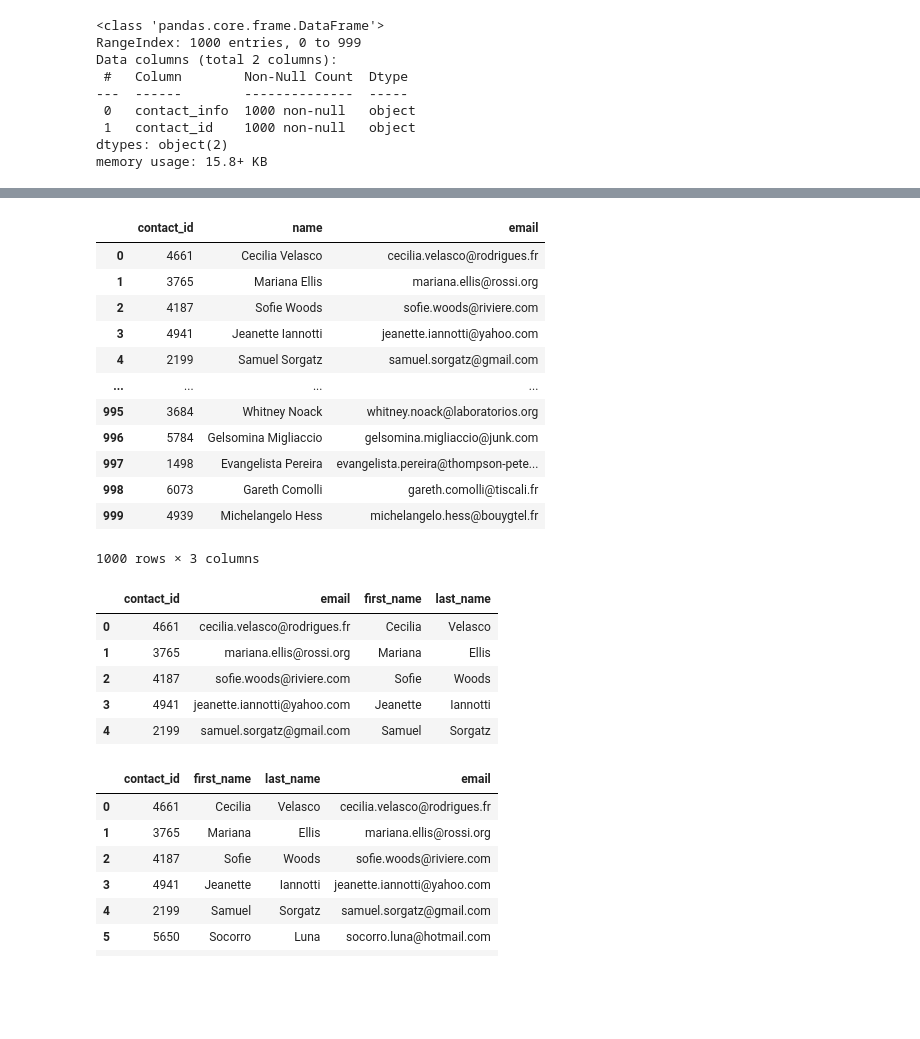
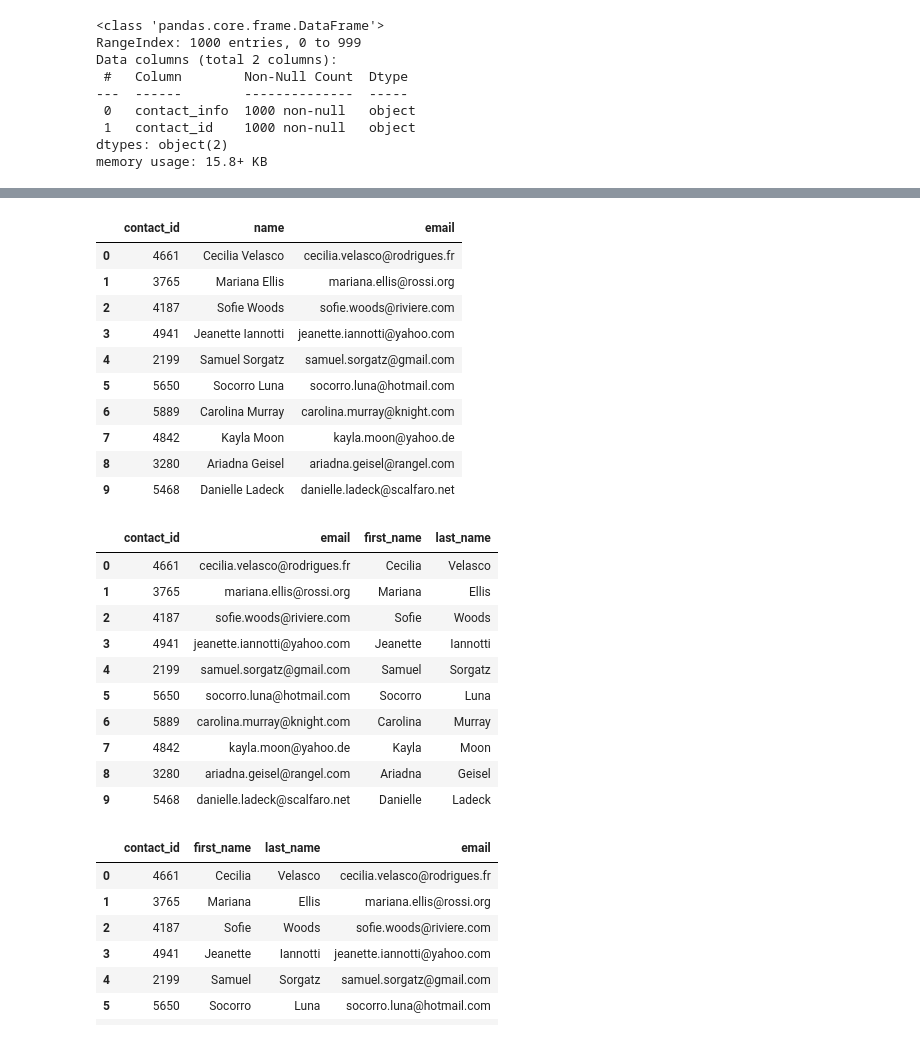
Before and after one commit to swatik230/Crowdfunding_ETL, a Jupyter notebook: ETL_Mini_Project_Starter_code/ETL_Mini_Project_Code.ipynb, the cells around one changed output, grey strips where cells are left out. Saved outputs shown, nothing was run; the diff lists cells and outputs as text; code cells hidden in the pictures; blank space fills up the shorter version.

```diff
--- a/ETL_Mini_Project_Starter_code/ETL_Mini_Project_Code.ipynb
+++ b/ETL_Mini_Project_Starter_code/ETL_Mini_Project_Code.ipynb
@@ -439,7 +419,7 @@ contact_info_df_copy.head()
 | 4 | {"contact_id": 2199, "name": "Sam... |
 # %%
 # Extract the four-digit contact ID number.
-contact_info_df_copy['contact_id'] = contact_info_df_copy['contact_info'].str.extract(r'contact_id": (\d{4})')
+contact_info_df_copy['contact_id'] = contact_info_df_copy['contact_info'].str.extract(r'(\d{4})')
 contact_info_df_copy.head()
 # %% [output]
 |  | contact_info | contact_id |
@@ -463,6 +443,6 @@ dtypes: object(2)
 memory usage: 15.8+ KB
 # %%
 # Convert the "contact_id" column to an int64 data type.
-contact_info_df_copy['contact_id']=contact_info_df_copy['contact_id'].astype(int)
-contact_info_df_copy['contact_id'].dtype
+contact_info_df_copy['contact_id'] = pd.to_numeric(contact_info_df_copy['contact_id'])
+contact_info_df_copy.info()
 # %% [output]
@@ -470,7 +458,7 @@ dtype('int32')
 # %%
 # Extract the name of the contact and add it to a new column.
-contact_info_df_copy['name'] = contact_info_df_copy['contact_info'].str.extract(r'"name": "([^"]*)"')
-contact_info_df_copy
+contact_info_df_copy['name'] = contact_info_df_copy['contact_info'].str.extract(r'([^nameil"\s][A-Za-z]+\s+[A-Za-z]+)')
+contact_info_df_copy.head(10)
 # %% [output]
 |  | contact_info | contact_id | name |
 | 0 | {"contact_id": 4661, "name": "Cec... | 4661 | Cecilia Velasco |
@@ -488,7 +474,7 @@ contact_info_df_copy
 # %%
 # Extract the email from the contacts and add the values to a new column.
-contact_info_df_copy['email'] = contact_info_df_copy['contact_info'].str.extract(r'"email": "([^"]*)"')
-contact_info_df_copy
+contact_info_df_copy['email'] = contact_info_df_copy['contact_info'].str.extract(r'"(\S+@\S+)"}')
+contact_info_df_copy.head(10)
 # %% [output]
 |  | contact_info | contact_id | name | email |
 | 0 | {"contact_id": 4661, "name": "Cec... | 4661 | Cecilia Velasco | cecilia.velasco@rodrigues.fr |
@@ -506,30 +490,26 @@ contact_info_df_copy
 # %%
 # Create a copy of the contact_info_df with the 'contact_id', 'name', 'email' columns.
-Contact_info=contact_info_df_copy.copy()
-Contact_info=Contact_info[['contact_id', 'name' , 'email']]
-Contact_info
+contacts_df_copy2 = contact_info_df_copy[['contact_id', 'name', 'email']].copy()
+contacts_df_copy2.head(10)
 # %% [output]
 |  | contact_id | name | email |
 | 0 | 4661 | Cecilia Velasco | cecilia.velasco@rodrigues.fr |
 | 1 | 3765 | Mariana Ellis | mariana.ellis@rossi.org |
 | 2 | 4187 | Sofie Woods | sofie.woods@riviere.com |
 | 3 | 4941 | Jeanette Iannotti | jeanette.iannotti@yahoo.com |
 | 4 | 2199 | Samuel Sorgatz | samuel.sorgatz@gmail.com |
-| ... | ... | ... | ... |
-| 995 | 3684 | Whitney Noack | whitney.noack@laboratorios.org |
-| 996 | 5784 | Gelsomina Migliaccio | gelsomina.migliaccio@junk.com |
-| 997 | 1498 | Evangelista Pereira | evangelista.pereira@thompson-pete... |
-| 998 | 6073 | Gareth Comolli | gareth.comolli@tiscali.fr |
-| 999 | 4939 | Michelangelo Hess | michelangelo.hess@bouygtel.fr |
+| 5 | 5650 | Socorro Luna | socorro.luna@hotmail.com |
+| 6 | 5889 | Carolina Murray | carolina.murray@knight.com |
+| 7 | 4842 | Kayla Moon | kayla.moon@yahoo.de |
+| 8 | 3280 | Ariadna Geisel | ariadna.geisel@rangel.com |
+| 9 | 5468 | Danielle Ladeck | danielle.ladeck@scalfaro.net |
-1000 rows × 3 columns
 # %%
 # Create a "first"name" and "last_name" column with the first and last names from the "name" column.
-Contact_info[["first_name", "last_name"]] = Contact_info["name"].str.split(' ', n=1, expand=True)
-Contact_info.head()
+contacts_df_copy2[["first_name","last_name"]] = contacts_df_copy2["name"].str.split(' ', n=1, expand=True)
 
-# Drop the name column.
-contacts_df_clean = Contact_info.drop(['name'], axis=1)
-contacts_df_clean.head()
+# Drop the contact_name column
+contacts_df_clean2 = contacts_df_copy2.drop(['name'], axis=1)
+contacts_df_clean2.head(10)
 # %% [output]
 |  | contact_id | email | first_name | last_name |
 | 0 | 4661 | cecilia.velasco@rodrigues.fr | Cecilia | Velasco |
@@ -537,5 +517,10 @@ contacts_df_clean.head()
 | 2 | 4187 | sofie.woods@riviere.com | Sofie | Woods |
 | 3 | 4941 | jeanette.iannotti@yahoo.com | Jeanette | Iannotti |
 | 4 | 2199 | samuel.sorgatz@gmail.com | Samuel | Sorgatz |
+| 5 | 5650 | socorro.luna@hotmail.com | Socorro | Luna |
+| 6 | 5889 | carolina.murray@knight.com | Carolina | Murray |
+| 7 | 4842 | kayla.moon@yahoo.de | Kayla | Moon |
+| 8 | 3280 | ariadna.geisel@rangel.com | Ariadna | Geisel |
+| 9 | 5468 | danielle.ladeck@scalfaro.net | Danielle | Ladeck |
 # %%
 # Reorder the columns
```
Also changed, not shown: parts of 33 cells of this notebook.
